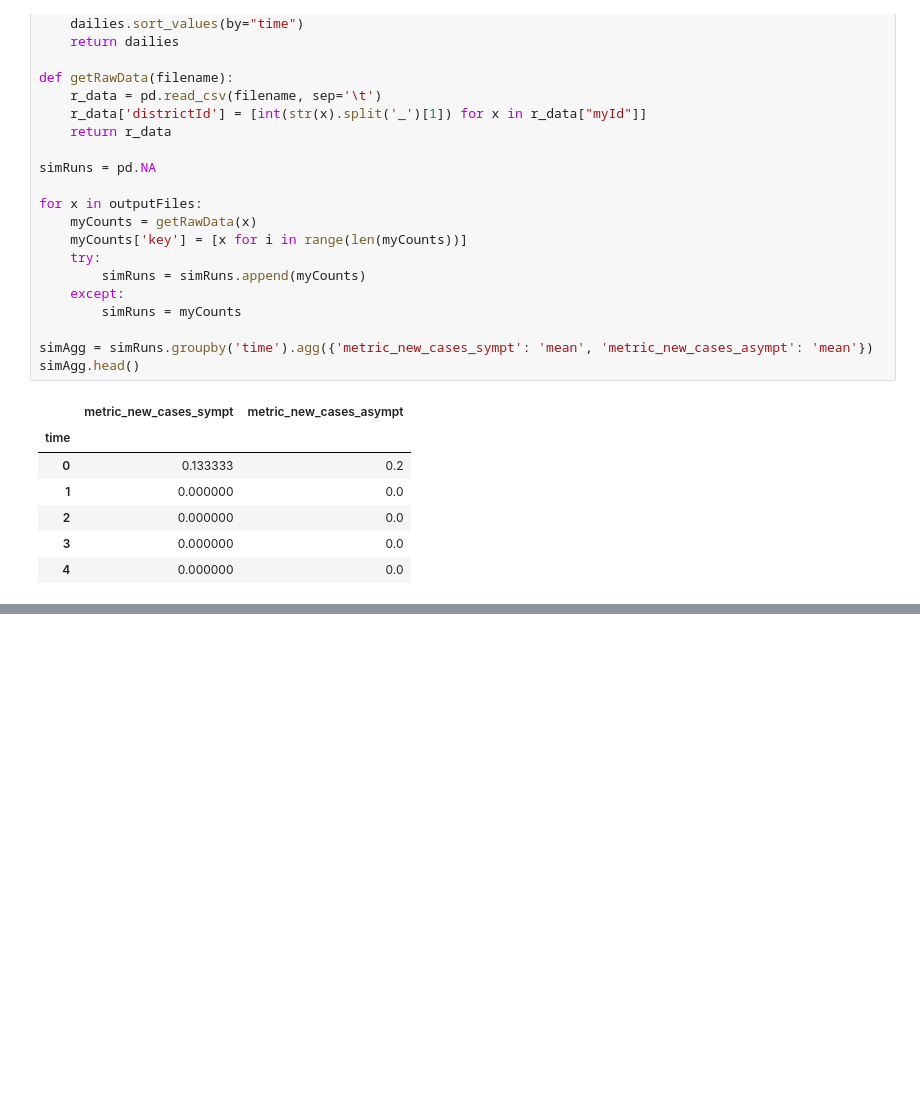
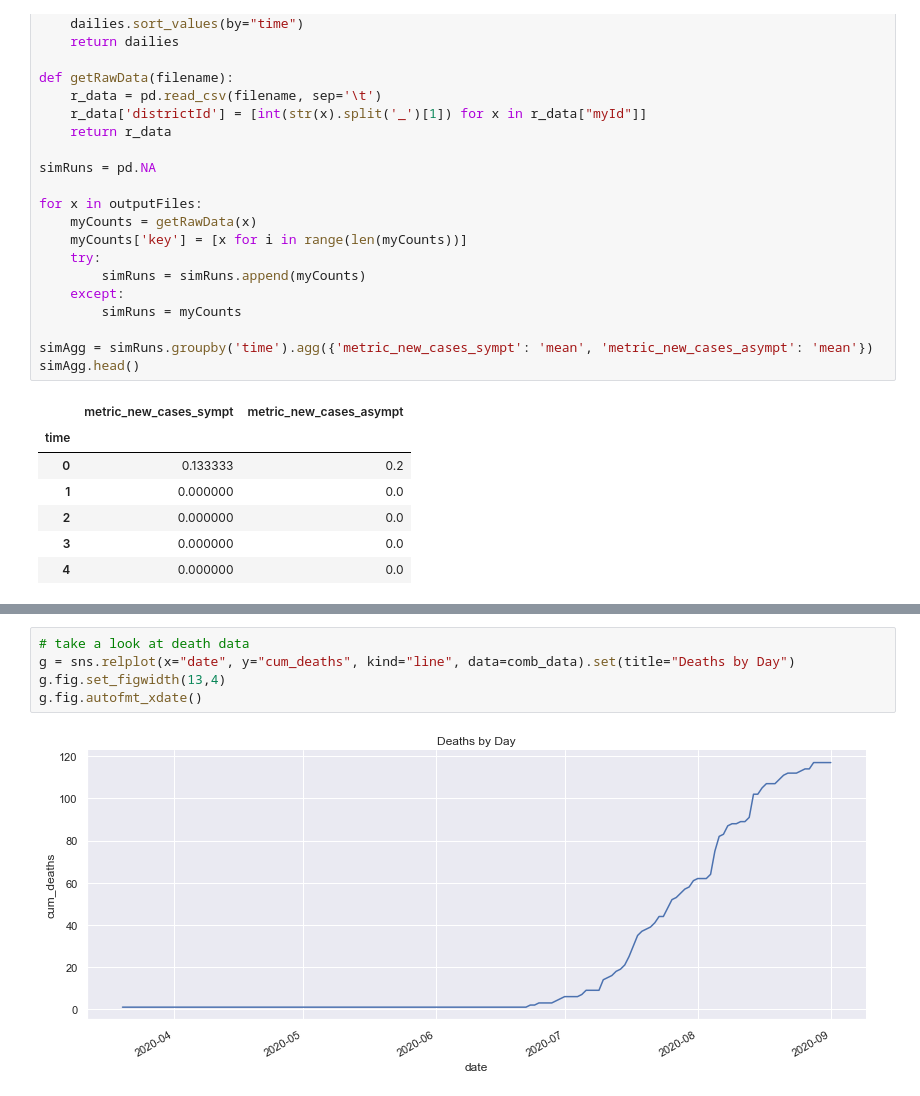
Before and after one commit to dime-worldbank/Disease-Modelling-SSA, a Jupyter notebook: notebooks/Comparisons_sa.ipynb, the cells around one changed output, grey strips where cells are left out. Cells and saved outputs as stored; diff of their text form; blank space fills up the shorter version.

```diff
--- a/notebooks/Comparisons_sa.ipynb
+++ b/notebooks/Comparisons_sa.ipynb
@@ -296,0 +355,7 @@ simAgg.head()
+# %%
+# take a look at death data
+g = sns.relplot(x="date", y="cum_deaths", kind="line", data=comb_data).set(title="Deaths by Day")
+g.fig.set_figwidth(13,4)
+g.fig.autofmt_xdate()
+# %% [output]
+[figure, added]
```
Also changed, not shown: parts of 11 cells of this notebook, 1 other file.
